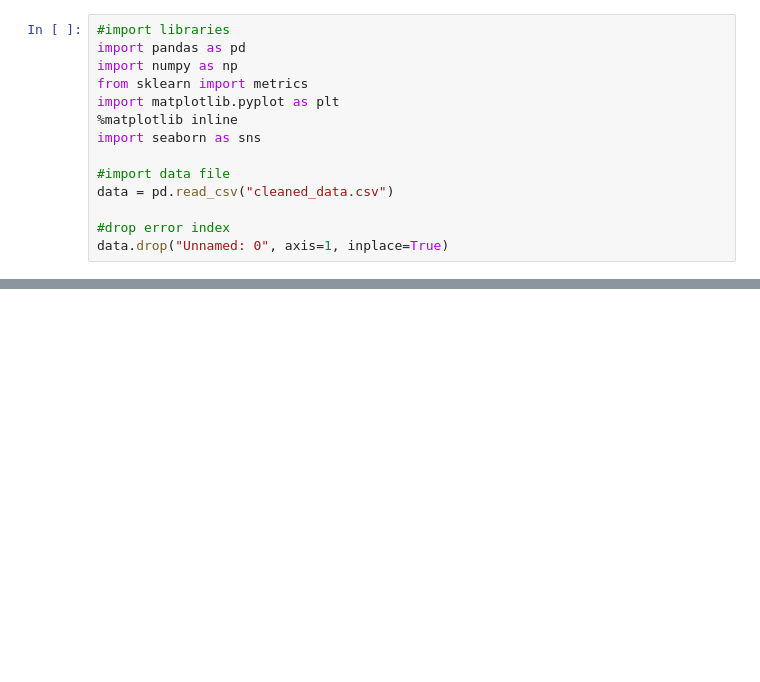
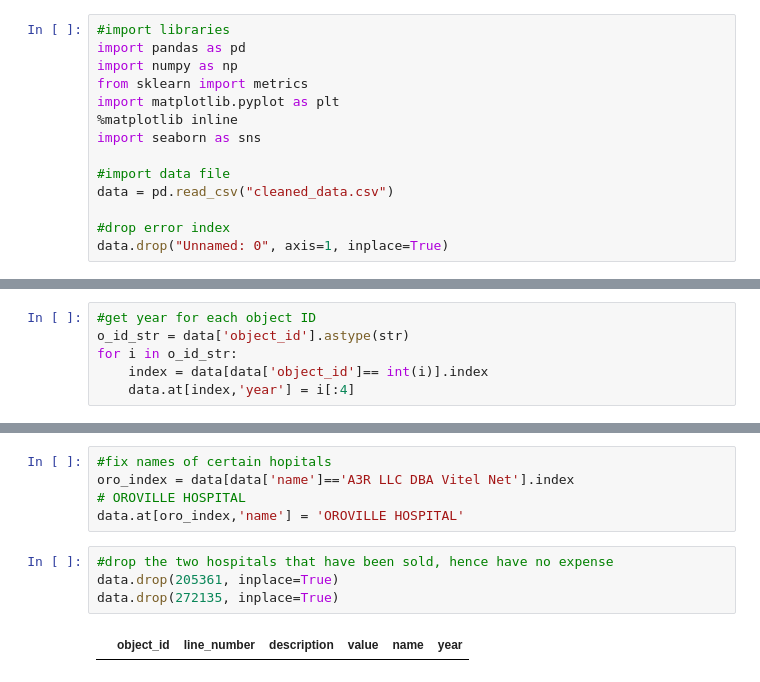
Before and after one commit to Vidhi-H-Patel/990-Project, a Jupyter notebook: Data_analysis.ipynb, the cells around one changed output, grey strips where cells are left out. Saved outputs shown, nothing was run; the diff lists cells and outputs as text; blank space fills up the shorter version.

```diff
--- a/Data_analysis.ipynb
+++ b/Data_analysis.ipynb
@@ -46,0 +24,6 @@ sorted(data['description'].unique())
+# %%
+#get year for each object ID
+o_id_str = data['object_id'].astype(str)
+for i in o_id_str:
+    index = data[data['object_id']== int(i)].index
+    data.at[index,'year'] = i[:4]
@@ -47,3 +102,14 @@ sorted(data['description'].unique())
+# %%
+#fix names of certain hopitals
+oro_index = data[data['name']=='A3R LLC DBA Vitel Net'].index
+# OROVILLE HOSPITAL
+data.at[oro_index,'name'] = 'OROVILLE HOSPITAL'
+# %%
+#drop the two hospitals that have been sold, hence have no expense
+data.drop(205361, inplace=True)
+data.drop(272135, inplace=True)
+# %% [output]
+|  | object_id | line_number | description | value | name | year |
 # %%
 #precentage of canceled based on special request
 # data2 = data.groupby(['description'])['value'].sum()
```
Also changed, not shown: parts of 13 cells of this notebook, 1 other file.
